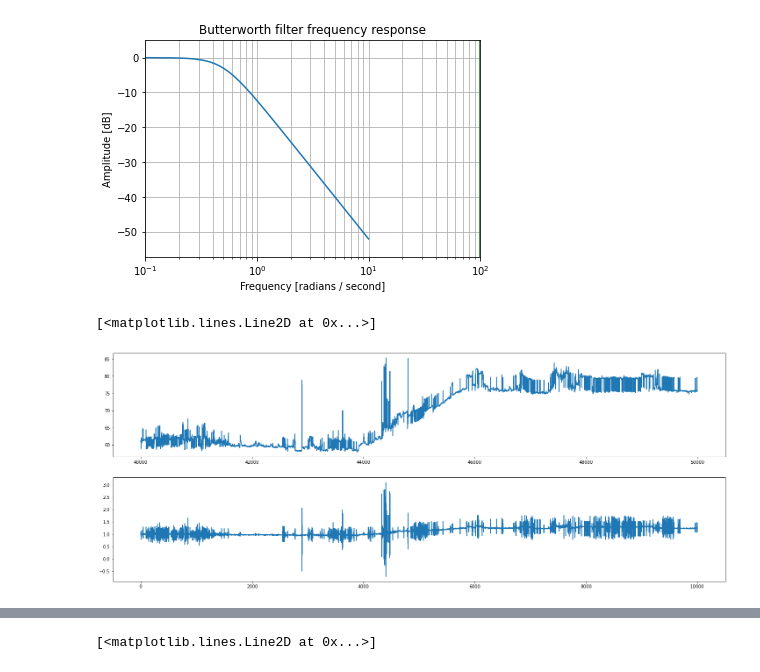
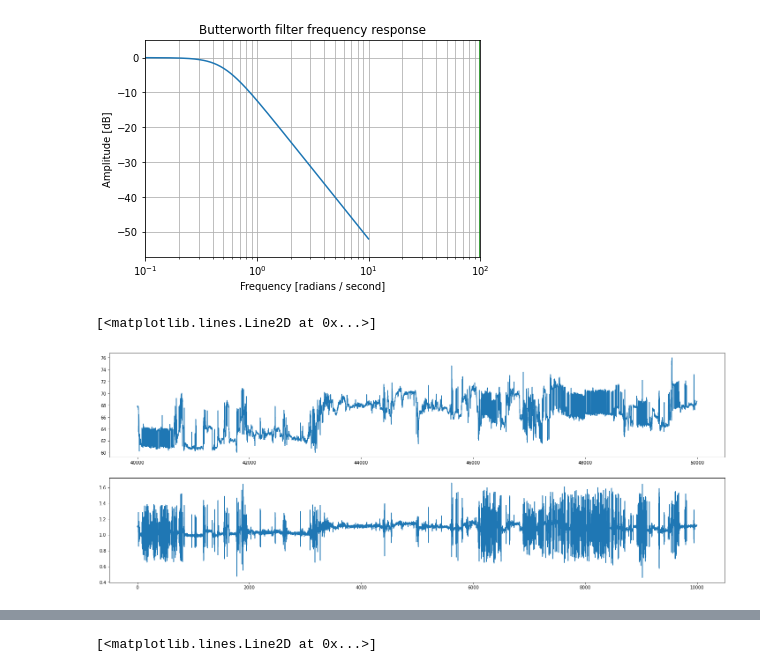
Before and after one commit to jmenzies280/embryo-monitoring, a Jupyter notebook: software/analysis/analysis1.ipynb, the cells around one changed output, grey strips where cells are left out. Drawn from its saved outputs; the diff is of its cells as text; code cells hidden in the pictures.

```diff
--- a/software/analysis/analysis1.ipynb
+++ b/software/analysis/analysis1.ipynb
@@ -12,7 +12,7 @@ from scipy import signal
 #tell python where the data is located, based on the current folder
 filePath = "..//..//data//"
 # tell what is the file name we will open and load data
-fileName = "test22021-12-06T18_13_52.csv"
+fileName = "output2022-01-19T18_30_32.csv"
 # %%
 #load data into "data" variable
 data = pd.read_csv(filePath+fileName)
@@ -72,7 +79,7 @@ plt.plot(data["Item1.Item1.Item1.brightAverage"][0:maxlen]-data["Item1.Item1.Ite
 b, a = signal.butter(2, 0.5, 'low', analog=True)
 w, h = signal.freqs(b, a)
 
-filtered = signal.filtfilt(b,a, data["Item1.Item1.Item1.brightAverage"])
+filtered = signal.filtfilt(b,a, data["topLeft.Item1.avgBright"])
 
 
 plt.semilogx(w, 20 * np.log10(abs(h)))
@@ -88,20 +95,20 @@ plt.show()
 # %%
 
 maxlen=2000
 fig = plt.figure(figsize=[25,20])
 #sub1=plt.subplot(4,1,1)
 #plt.plot(data["Item1.Item1.Item1.brightAverage"][40000:50000])
 #plt.plot(filtered[40000:50000])
 #sub2=plt.subplot(4,1,2)
 
 sub3=plt.subplot(4,1,1)
-plt.plot(data["Item1.Item1.Item1.brightAverage"][40000:50000])
+plt.plot(data["topLeft.Item1.avgBright"][40000:50000])
 
 sub4=plt.subplot(4,1,2)
 plt.plot(filtered[40000:50000])
 # %% [output]
 [<matplotlib.lines.Line2D at 0x...>]
-[figure, old version]
+[figure, new version]
 # %%
 #create an empty dataframe to store new arrays that are the running average subtracted from the average brightness in each roi
 detrended = pd.DataFrame(index =list(range(len(data))))
```
Also changed, not shown: parts of 4 cells of this notebook, 7 other files.
